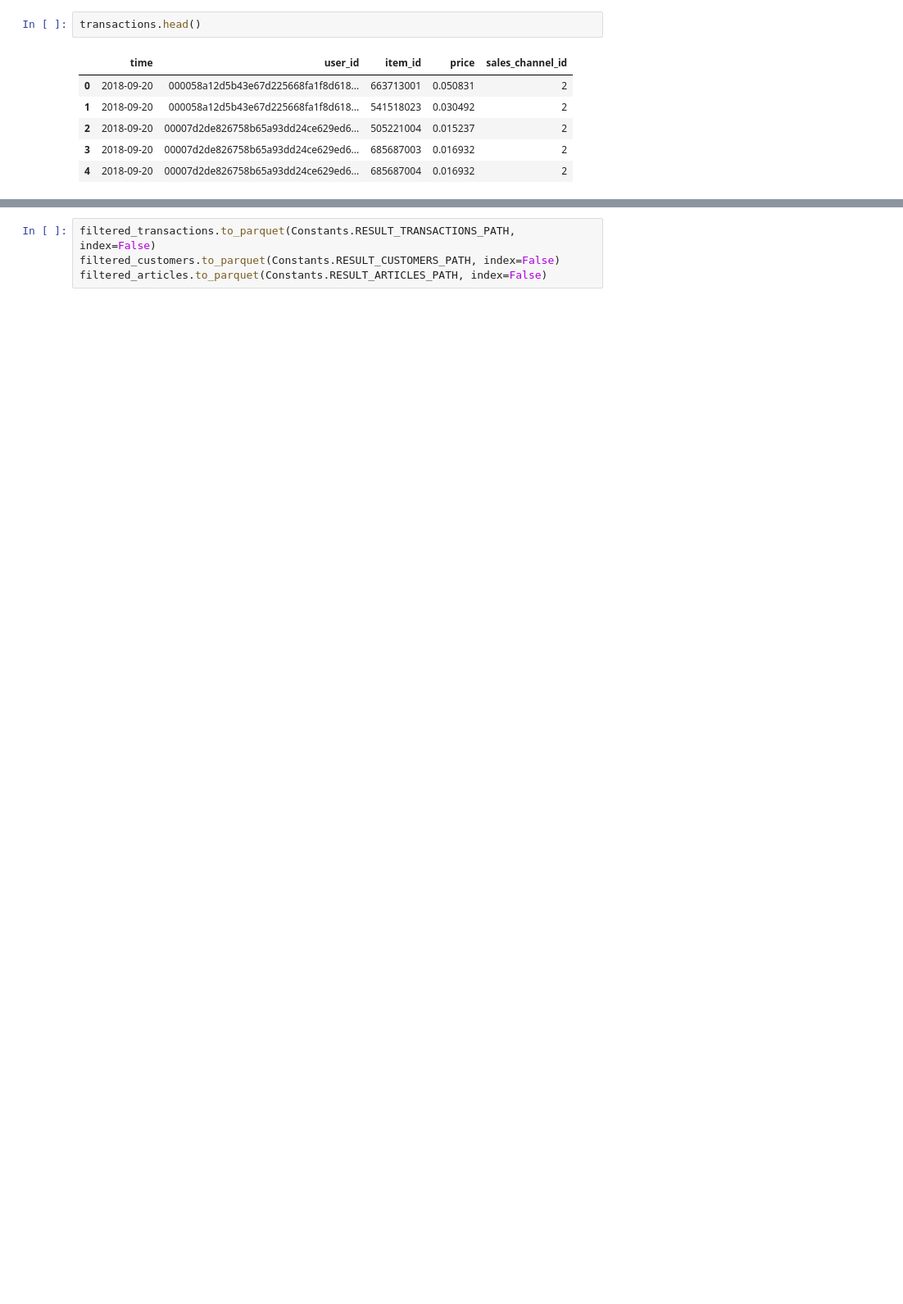
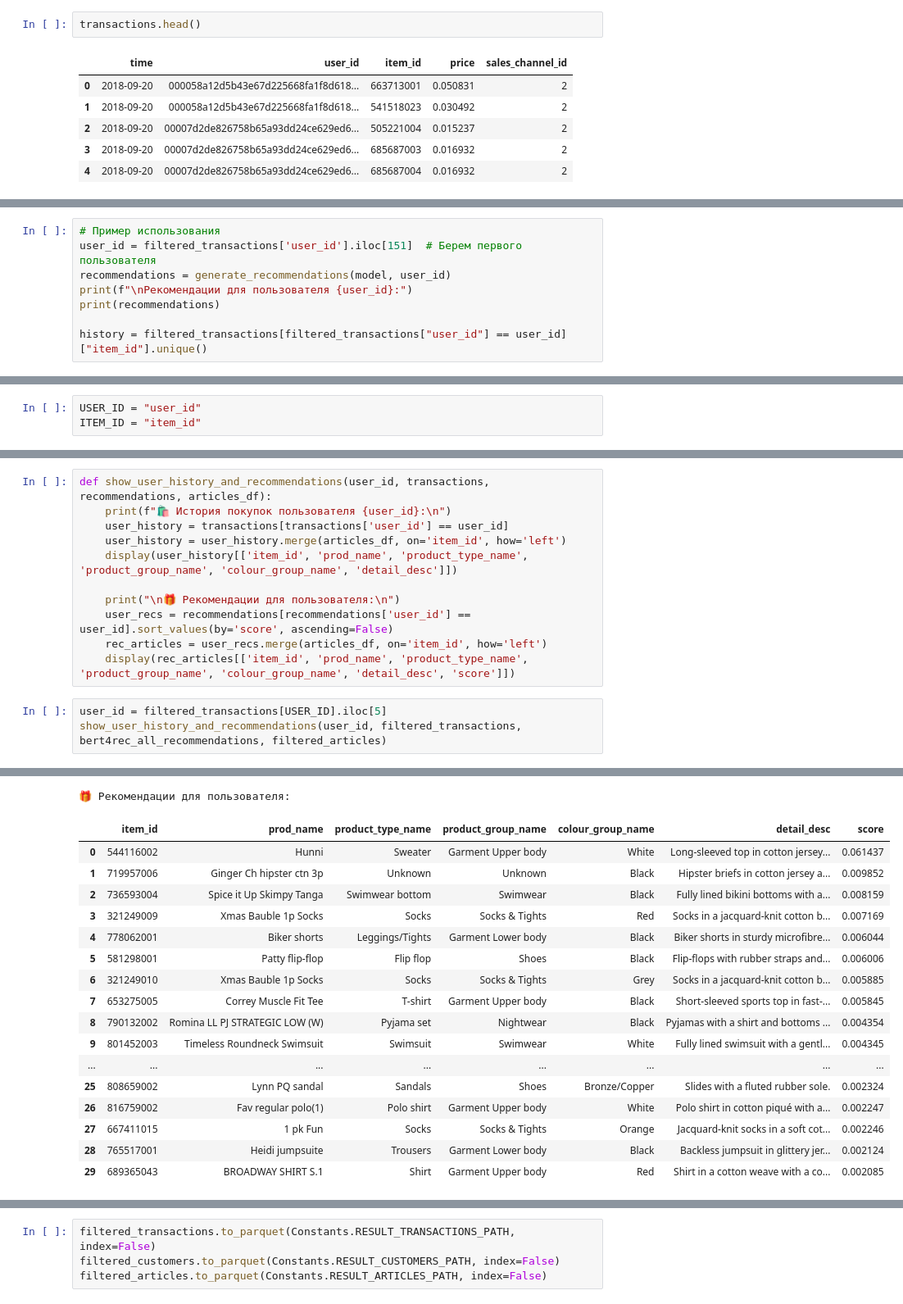
Before and after one commit to lyaminartemiy/graphnn-recommendation-system, a Jupyter notebook: notebooks/data_preprocessing.ipynb, the cells around one changed output, grey strips where cells are left out. Shown at 82% size. Drawn from its saved outputs; the diff is of its cells as text; blank space fills up the shorter version.

```diff
--- a/notebooks/data_preprocessing.ipynb
+++ b/notebooks/data_preprocessing.ipynb
@@ -140,0 +924,8 @@ filtered_articles = filtered_articles.reset_index(drop=True)
+# %%
+# Пример использования
+user_id = filtered_transactions['user_id'].iloc[151]  # Берем первого пользователя
+recommendations = generate_recommendations(model, user_id)
+print(f"\nРекомендации для пользователя {user_id}:")
+print(recommendations)
+
+history = filtered_transactions[filtered_transactions["user_id"] == user_id]["item_id"].unique()
@@ -140,0 +1690,3 @@ filtered_articles = filtered_articles.reset_index(drop=True)
+# %%
+USER_ID = "user_id"
+ITEM_ID = "item_id"
@@ -140,0 +2255,15 @@ filtered_articles = filtered_articles.reset_index(drop=True)
+# %%
+def show_user_history_and_recommendations(user_id, transactions, recommendations, articles_df):
+    print(f"🛍️ История покупок пользователя {user_id}:\n")
+    user_history = transactions[transactions['user_id'] == user_id]
+    user_history = user_history.merge(articles_df, on='item_id', how='left')
+    display(user_history[['item_id', 'prod_name', 'product_type_name', 'product_group_name', 'colour_group_name', 'detail_desc']])
+
+    print("\n🎁 Рекомендации для пользователя:\n")
+    user_recs = recommendations[recommendations['user_id'] == user_id].sort_values(by='score', ascending=False)
+    rec_articles = user_recs.merge(articles_df, on='item_id', how='left')
+    display(rec_articles[['item_id', 'prod_name', 'product_type_name', 'product_group_name', 'colour_group_name', 'detail_desc', 'score']])
+# %%
+user_id = filtered_transactions[USER_ID].iloc[5]
+show_user_history_and_recommendations(user_id, filtered_transactions, bert4rec_all_recommendations, filtered_articles)
+# %% [output]
@@ -140,0 +2288,18 @@ filtered_articles = filtered_articles.reset_index(drop=True)
+🎁 Рекомендации для пользователя:
+|  | item_id | prod_name | product_type_name | product_group_name | colour_group_name | detail_desc | score |
+| 0 | 544116002 | Hunni | Sweater | Garment Upper body | White | Long-sleeved top in cotton jersey... | 0.061437 |
+| 1 | 719957006 | Ginger Ch hipster ctn 3p | Unknown | Unknown | Black | Hipster briefs in cotton jersey a... | 0.009852 |
+| 2 | 736593004 | Spice it Up Skimpy Tanga | Swimwear bottom | Swimwear | Black | Fully lined bikini bottoms with a... | 0.008159 |
+| 3 | 321249009 | Xmas Bauble 1p Socks | Socks | Socks & Tights | Red | Socks in a jacquard-knit cotton b... | 0.007169 |
+| 4 | 778062001 | Biker shorts | Leggings/Tights | Garment Lower body | Black | Biker shorts in sturdy microfibre... | 0.006044 |
+| 5 | 581298001 | Patty flip-flop | Flip flop | Shoes | Black | Flip-flops with rubber straps and... | 0.006006 |
+| 6 | 321249010 | Xmas Bauble 1p Socks | Socks | Socks & Tights | Grey | Socks in a jacquard-knit cotton b... | 0.005885 |
+| 7 | 653275005 | Correy Muscle Fit Tee | T-shirt | Garment Upper body | Black | Short-sleeved sports top in fast-... | 0.005845 |
+| 8 | 790132002 | Romina LL PJ STRATEGIC LOW (W) | Pyjama set | Nightwear | Black | Pyjamas with a shirt and bottoms ... | 0.004354 |
+| 9 | 801452003 | Timeless Roundneck Swimsuit | Swimsuit | Swimwear | White | Fully lined swimsuit with a gentl... | 0.004345 |
+| ... | ... | ... | ... | ... | ... | ... | ... |
+| 25 | 808659002 | Lynn PQ sandal | Sandals | Shoes | Bronze/Copper | Slides with a fluted rubber sole. | 0.002324 |
+| 26 | 816759002 | Fav regular polo(1) | Polo shirt | Garment Upper body | White | Polo shirt in cotton piqué with a... | 0.002247 |
+| 27 | 667411015 | 1 pk Fun | Socks | Socks & Tights | Orange | Jacquard-knit socks in a soft cot... | 0.002246 |
+| 28 | 765517001 | Heidi jumpsuite | Trousers | Garment Lower body | Black | Backless jumpsuit in glittery jer... | 0.002124 |
+| 29 | 689365043 | BROADWAY SHIRT S.1 | Shirt | Garment Upper body | Red | Shirt in a cotton weave with a co... | 0.002085 |
```
Also changed, not shown: parts of 52 cells of this notebook, 24 other files.
